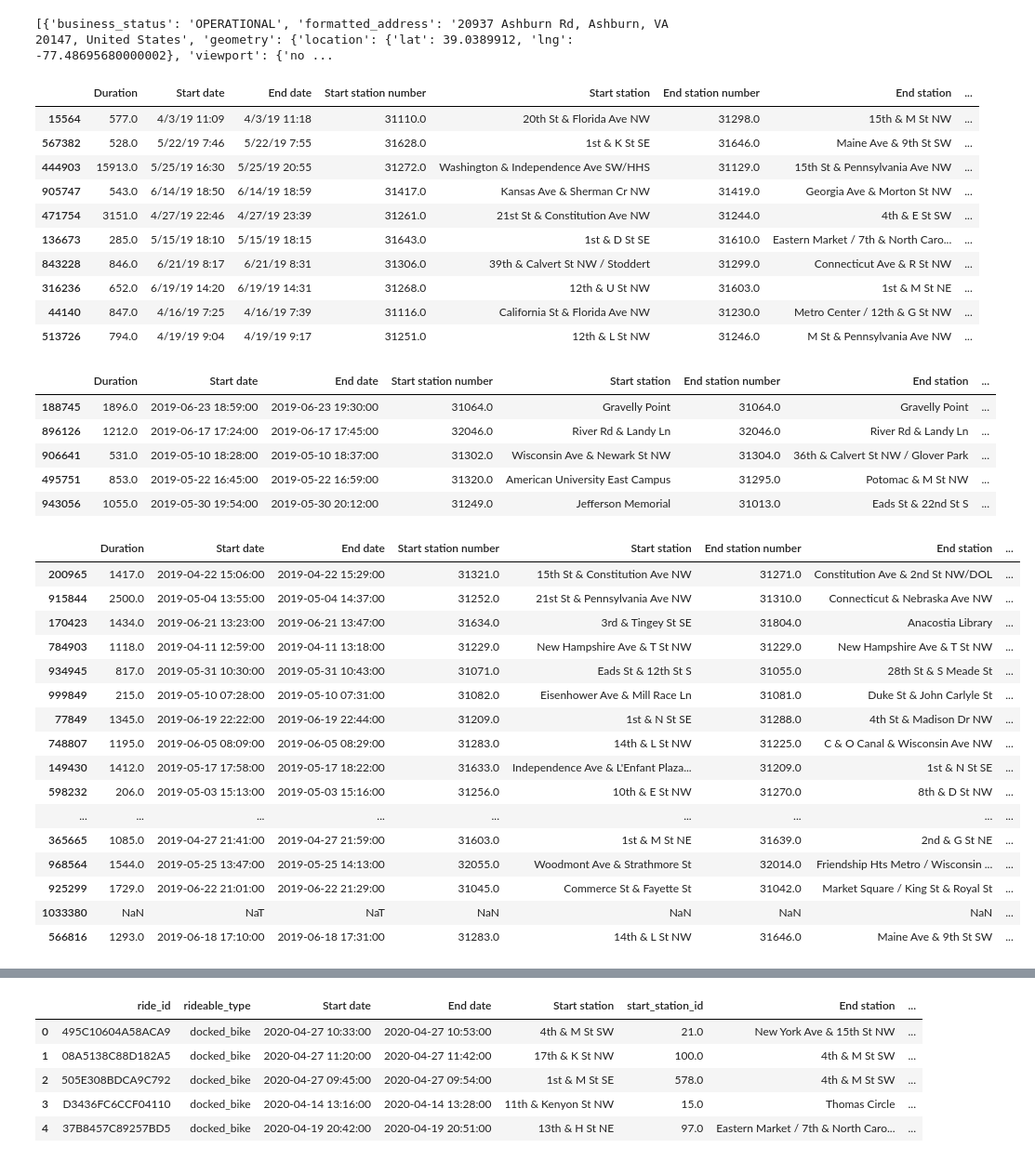
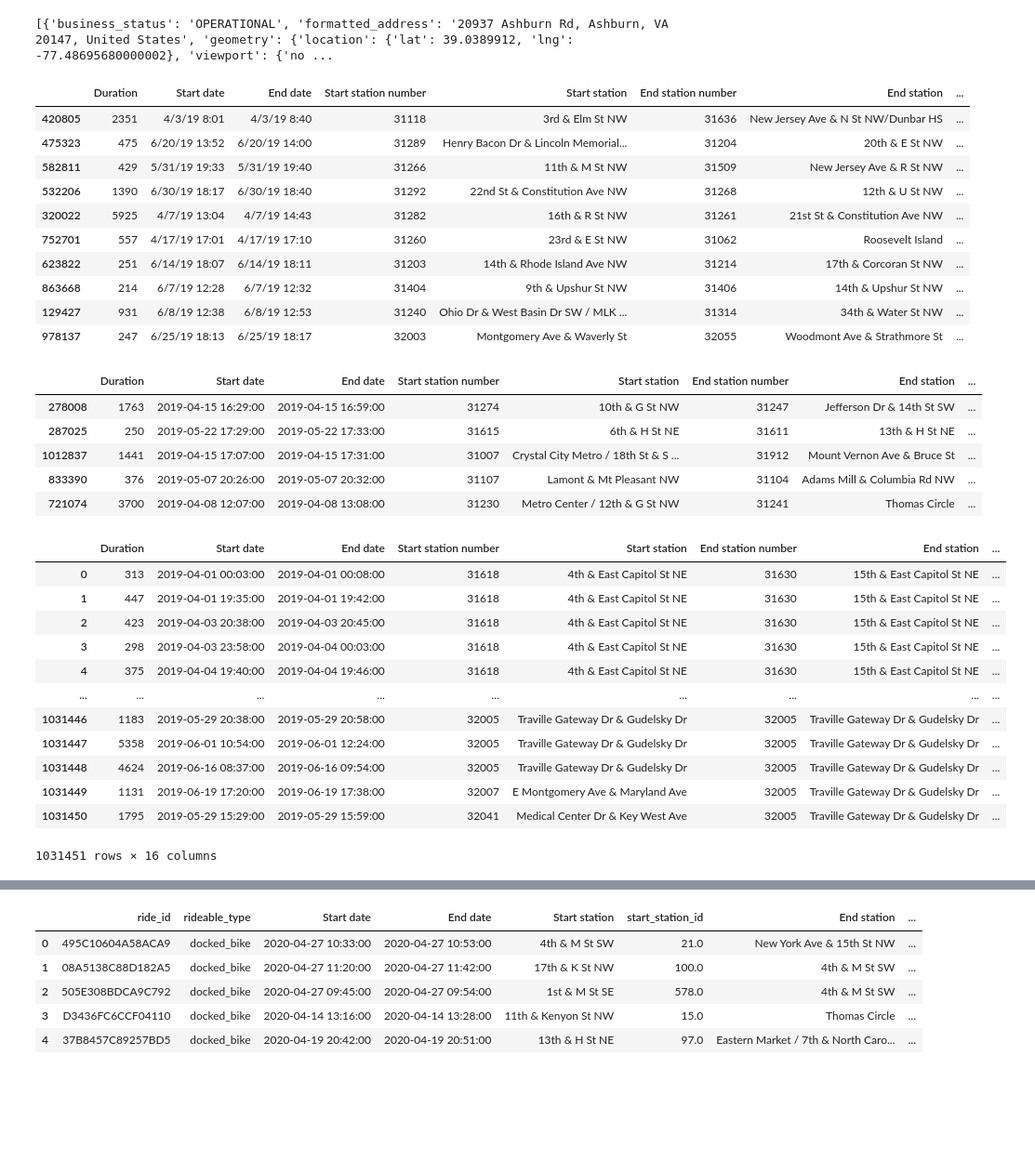
Before and after one commit to gportes24/German-s-Group-Project, a Jupyter notebook: Resources/Project_EDA.ipynb, the cells around one changed output, grey strips where cells are left out. Shown at 93% size. Saved outputs shown, nothing was run; the diff lists cells and outputs as text; code cells hidden in the pictures; blank space fills up the shorter version.

```diff
--- a/Resources/Project_EDA.ipynb
+++ b/Resources/Project_EDA.ipynb
@@ -17,11 +17,11 @@ gkey
 # %%
-Bike_2019 = pd.read_csv("/Users/germanportes/Documents/GW_Bootcamp/HW/Project/Project_1/Q2_2019_df.csv")
+Bike_2019 = pd.read_csv("/Users/germanportes/Documents/GW_Bootcamp/HW/Project/Project_1/Q2_2019.csv")
 Bike_2020 = pd.read_csv("q2_2020_df.csv")
 #test = pd.read_csv("201904-capitalbikeshare-tripdata.csv")
 #bike06 =pd.read_csv("202006-capitalbikeshare-tripdata 2.csv")
 #test.head()
 #test.info()
 #print(Bike_2020.head())
-Bike_2019.head()
+Bike_2019
 # %% [output]
 |  | Duration | Start date | End date | Start station number | Start station | End station number | End station | ... |
@@ -33,5 +40 @@ Bike_2019.head()
-# %%
-Bike_2019.columns
-Bike_2019.drop(['Unnamed: 9', 'Unnamed: 10', 'Unnamed: 11',
-       'Unnamed: 12'], axis = 1, inplace =True)
 # %%
@@ -160,21 +154,22 @@ places.to_csv("start_stations.csv")
 # %%
+## merged original api output into dataframes lat/lon for start and end locations
+places = pd.read_csv("start_stations.csv", index_col=0)
+places2 = pd.read_csv("end_stations.csv", index_col=0)
 Bike_2019_merged = pd.merge(Bike_2019, places, how="inner", on="Start station")
 Bike_2019_merged = pd.merge(Bike_2019_merged, places2, how="inner", on= "End station")
-#locs_merged = pd.merge(locs, locations, how="inner", on=["Start station", "End station"])
-#locs_merged
 Bike_2019_merged.sample(10)
 # %% [output]
 |  | Duration | Start date | End date | Start station number | Start station | End station number | End station | ... |
-| 15564 | 577.0 | 4/3/19 11:09 | 4/3/19 11:18 | 31110.0 | 20th St & Florida Ave NW | 31298.0 | 15th & M St NW | ... |
-| 567382 | 528.0 | 5/22/19 7:46 | 5/22/19 7:55 | 31628.0 | 1st & K St SE | 31646.0 | Maine Ave & 9th St SW | ... |
-| 444903 | 15913.0 | 5/25/19 16:30 | 5/25/19 20:55 | 31272.0 | Washington & Independence Ave SW/HHS | 31129.0 | 15th St & Pennsylvania Ave NW | ... |
-| 905747 | 543.0 | 6/14/19 18:50 | 6/14/19 18:59 | 31417.0 | Kansas Ave & Sherman Cr NW | 31419.0 | Georgia Ave & Morton St NW | ... |
-| 471754 | 3151.0 | 4/27/19 22:46 | 4/27/19 23:39 | 31261.0 | 21st St & Constitution Ave NW | 31244.0 | 4th & E St SW | ... |
-| 136673 | 285.0 | 5/15/19 18:10 | 5/15/19 18:15 | 31643.0 | 1st & D St SE | 31610.0 | Eastern Market / 7th & North Caro... | ... |
-| 843228 | 846.0 | 6/21/19 8:17 | 6/21/19 8:31 | 31306.0 | 39th & Calvert St NW / Stoddert | 31299.0 | Connecticut Ave & R St NW | ... |
-| 316236 | 652.0 | 6/19/19 14:20 | 6/19/19 14:31 | 31268.0 | 12th & U St NW | 31603.0 | 1st & M St NE | ... |
-| 44140 | 847.0 | 4/16/19 7:25 | 4/16/19 7:39 | 31116.0 | California St & Florida Ave NW | 31230.0 | Metro Center / 12th & G St NW | ... |
-| 513726 | 794.0 | 4/19/19 9:04 | 4/19/19 9:17 | 31251.0 | 12th & L St NW | 31246.0 | M St & Pennsylvania Ave NW | ... |
+| 420805 | 2351 | 4/3/19 8:01 | 4/3/19 8:40 | 31118 | 3rd & Elm St NW | 31636 | New Jersey Ave & N St NW/Dunbar HS | ... |
+| 475323 | 475 | 6/20/19 13:52 | 6/20/19 14:00 | 31289 | Henry Bacon Dr & Lincoln Memorial... | 31204 | 20th & E St NW | ... |
+| 582811 | 429 | 5/31/19 19:33 | 5/31/19 19:40 | 31266 | 11th & M St NW | 31509 | New Jersey Ave & R St NW | ... |
+| 532206 | 1390 | 6/30/19 18:17 | 6/30/19 18:40 | 31292 | 22nd St & Constitution Ave NW | 31268 | 12th & U St NW | ... |
+| 320022 | 5925 | 4/7/19 13:04 | 4/7/19 14:43 | 31282 | 16th & R St NW | 31261 | 21st St & Constitution Ave NW | ... |
+| 752701 | 557 | 4/17/19 17:01 | 4/17/19 17:10 | 31260 | 23rd & E St NW | 31062 | Roosevelt Island | ... |
+| 623822 | 251 | 6/14/19 18:07 | 6/14/19 18:11 | 31203 | 14th & Rhode Island Ave NW | 31214 | 17th & Corcoran St NW | ... |
+| 863668 | 214 | 6/7/19 12:28 | 6/7/19 12:32 | 31404 | 9th & Upshur St NW | 31406 | 14th & Upshur St NW | ... |
+| 129427 | 931 | 6/8/19 12:38 | 6/8/19 12:53 | 31240 | Ohio Dr & West Basin Dr SW / MLK ... | 31314 | 34th & Water St NW | ... |
+| 978137 | 247 | 6/25/19 18:13 | 6/25/19 18:17 | 32003 | Montgomery Ave & Waverly St | 32055 | Woodmont Ave & Strathmore St | ... |
 # %%
 Bike_2019_merged['Start date'] = pd.to_datetime(Bike_2019_merged['Start date'])
 Bike_2019_merged['End date'] = pd.to_datetime(Bike_2019_merged['End date'])
@@ -182,11 +177,11 @@ Bike_2019_merged['day_of_week'] = Bike_2019_merged['Start date'].dt.day_name()
 Bike_2019_merged.sample(5)
 # %% [output]
 |  | Duration | Start date | End date | Start station number | Start station | End station number | End station | ... |
-| 188745 | 1896.0 | 2019-06-23 18:59:00 | 2019-06-23 19:30:00 | 31064.0 | Gravelly Point | 31064.0 | Gravelly Point | ... |
-| 896126 | 1212.0 | 2019-06-17 17:24:00 | 2019-06-17 17:45:00 | 32046.0 | River Rd & Landy Ln | 32046.0 | River Rd & Landy Ln | ... |
-| 906641 | 531.0 | 2019-05-10 18:28:00 | 2019-05-10 18:37:00 | 31302.0 | Wisconsin Ave & Newark St NW | 31304.0 | 36th & Calvert St NW / Glover Park | ... |
-| 495751 | 853.0 | 2019-05-22 16:45:00 | 2019-05-22 16:59:00 | 31320.0 | American University East Campus | 31295.0 | Potomac & M St NW | ... |
-| 943056 | 1055.0 | 2019-05-30 19:54:00 | 2019-05-30 20:12:00 | 31249.0 | Jefferson Memorial | 31013.0 | Eads St & 22nd St S | ... |
+| 278008 | 1763 | 2019-04-15 16:29:00 | 2019-04-15 16:59:00 | 31274 | 10th & G St NW | 31247 | Jefferson Dr & 14th St SW | ... |
+| 287025 | 250 | 2019-05-22 17:29:00 | 2019-05-22 17:33:00 | 31615 | 6th & H St NE | 31611 | 13th & H St NE | ... |
+| 1012837 | 1441 | 2019-04-15 17:07:00 | 2019-04-15 17:31:00 | 31007 | Crystal City Metro / 18th St & S ... | 31912 | Mount Vernon Ave & Bruce St | ... |
+| 833390 | 376 | 2019-05-07 20:26:00 | 2019-05-07 20:32:00 | 31107 | Lamont & Mt Pleasant NW | 31104 | Adams Mill & Columbia Rd NW | ... |
+| 721074 | 3700 | 2019-04-08 12:07:00 | 2019-04-08 13:08:00 | 31230 | Metro Center / 12th & G St NW | 31241 | Thomas Circle | ... |
 # %%
 # Extracts distance traveled from start_lat, start_lng, end_lat, end_lng
 def dist_from_coordinates(lat1, lon1, lat2, lon2):
@@ -220,25 +215,21 @@ Bike_2019_merged.insert(14,"Distance Traveled",new_column)  #4 is the index wher
 # %%
 # rounds the ouput of distance traveled to 2 decimal places
 Bike_2019_merged['Distance Traveled']= Bike_2019_merged['Distance Traveled'].round(2)
-Bike_2019_merged.sample(20)
+Bike_2019_merged
 # %% [output]
 |  | Duration | Start date | End date | Start station number | Start station | End station number | End station | ... |
-| 200965 | 1417.0 | 2019-04-22 15:06:00 | 2019-04-22 15:29:00 | 31321.0 | 15th St & Constitution Ave NW | 31271.0 | Constitution Ave & 2nd St NW/DOL | ... |
-| 915844 | 2500.0 | 2019-05-04 13:55:00 | 2019-05-04 14:37:00 | 31252.0 | 21st St & Pennsylvania Ave NW | 31310.0 | Connecticut & Nebraska Ave NW | ... |
-| 170423 | 1434.0 | 2019-06-21 13:23:00 | 2019-06-21 13:47:00 | 31634.0 | 3rd & Tingey St SE | 31804.0 | Anacostia Library | ... |
-| 784903 | 1118.0 | 2019-04-11 12:59:00 | 2019-04-11 13:18:00 | 31229.0 | New Hampshire Ave & T St NW | 31229.0 | New Hampshire Ave & T St NW | ... |
-| 934945 | 817.0 | 2019-05-31 10:30:00 | 2019-05-31 10:43:00 | 31071.0 | Eads St & 12th St S | 31055.0 | 28th St & S Meade St | ... |
-| 999849 | 215.0 | 2019-05-10 07:28:00 | 2019-05-10 07:31:00 | 31082.0 | Eisenhower Ave & Mill Race Ln | 31081.0 | Duke St & John Carlyle St | ... |
-| 77849 | 1345.0 | 2019-06-19 22:22:00 | 2019-06-19 22:44:00 | 31209.0 | 1st & N St SE | 31288.0 | 4th St & Madison Dr NW | ... |
-| 748807 | 1195.0 | 2019-06-05 08:09:00 | 2019-06-05 08:29:00 | 31283.0 | 14th & L St NW | 31225.0 | C & O Canal & Wisconsin Ave NW | ... |
-| 149430 | 1412.0 | 2019-05-17 17:58:00 | 2019-05-17 18:22:00 | 31633.0 | Independence Ave & L'Enfant Plaza... | 31209.0 | 1st & N St SE | ... |
-| 598232 | 206.0 | 2019-05-03 15:13:00 | 2019-05-03 15:16:00 | 31256.0 | 10th & E St NW | 31270.0 | 8th & D St NW | ... |
+| 0 | 313 | 2019-04-01 00:03:00 | 2019-04-01 00:08:00 | 31618 | 4th & East Capitol St NE | 31630 | 15th & East Capitol St NE | ... |
+| 1 | 447 | 2019-04-01 19:35:00 | 2019-04-01 19:42:00 | 31618 | 4th & East Capitol St NE | 31630 | 15th & East Capitol St NE | ... |
+| 2 | 423 | 2019-04-03 20:38:00 | 2019-04-03 20:45:00 | 31618 | 4th & East Capitol St NE | 31630 | 15th & East Capitol St NE | ... |
+| 3 | 298 | 2019-04-03 23:58:00 | 2019-04-04 00:03:00 | 31618 | 4th & East Capitol St NE | 31630 | 15th & East Capitol St NE | ... |
+| 4 | 375 | 2019-04-04 19:40:00 | 2019-04-04 19:46:00 | 31618 | 4th & East Capitol St NE | 31630 | 15th & East Capitol St NE | ... |
 | ... | ... | ... | ... | ... | ... | ... | ... | ... |
-| 365665 | 1085.0 | 2019-04-27 21:41:00 | 2019-04-27 21:59:00 | 31603.0 | 1st & M St NE | 31639.0 | 2nd & G St NE | ... |
-| 968564 | 1544.0 | 2019-05-25 13:47:00 | 2019-05-25 14:13:00 | 32055.0 | Woodmont Ave & Strathmore St | 32014.0 | Friendship Hts Metro / Wisconsin ... | ... |
-| 925299 | 1729.0 | 2019-06-22 21:01:00 | 2019-06-22 21:29:00 | 31045.0 | Commerce St & Fayette St | 31042.0 | Market Square / King St & Royal St | ... |
-| 1033380 | NaN | NaT | NaT | NaN | NaN | NaN | NaN | ... |
-| 566816 | 1293.0 | 2019-06-18 17:10:00 | 2019-06-18 17:31:00 | 31283.0 | 14th & L St NW | 31646.0 | Maine Ave & 9th St SW | ... |
+| 1031446 | 1183 | 2019-05-29 20:38:00 | 2019-05-29 20:58:00 | 32005 | Traville Gateway Dr & Gudelsky Dr | 32005 | Traville Gateway Dr & Gudelsky Dr | ... |
+| 1031447 | 5358 | 2019-06-01 10:54:00 | 2019-06-01 12:24:00 | 32005 | Traville Gateway Dr & Gudelsky Dr | 32005 | Traville Gateway Dr & Gudelsky Dr | ... |
+| 1031448 | 4624 | 2019-06-16 08:37:00 | 2019-06-16 09:54:00 | 32005 | Traville Gateway Dr & Gudelsky Dr | 32005 | Traville Gateway Dr & Gudelsky Dr | ... |
+| 1031449 | 1131 | 2019-06-19 17:20:00 | 2019-06-19 17:38:00 | 32007 | E Montgomery Ave & Maryland Ave | 32005 | Traville Gateway Dr & Gudelsky Dr | ... |
+| 1031450 | 1795 | 2019-05-29 15:29:00 | 2019-05-29 15:59:00 | 32041 | Medical Center Dr & Key West Ave | 32005 | Traville Gateway Dr & Gudelsky Dr | ... |
+1031451 rows × 16 columns
 # %%
 # extracts year from start date column
 Bike_2019_merged['year'] = Bike_2019_merged['Start date'].dt.year
```
Also changed, not shown: parts of 16 cells of this notebook, 2 other files.
